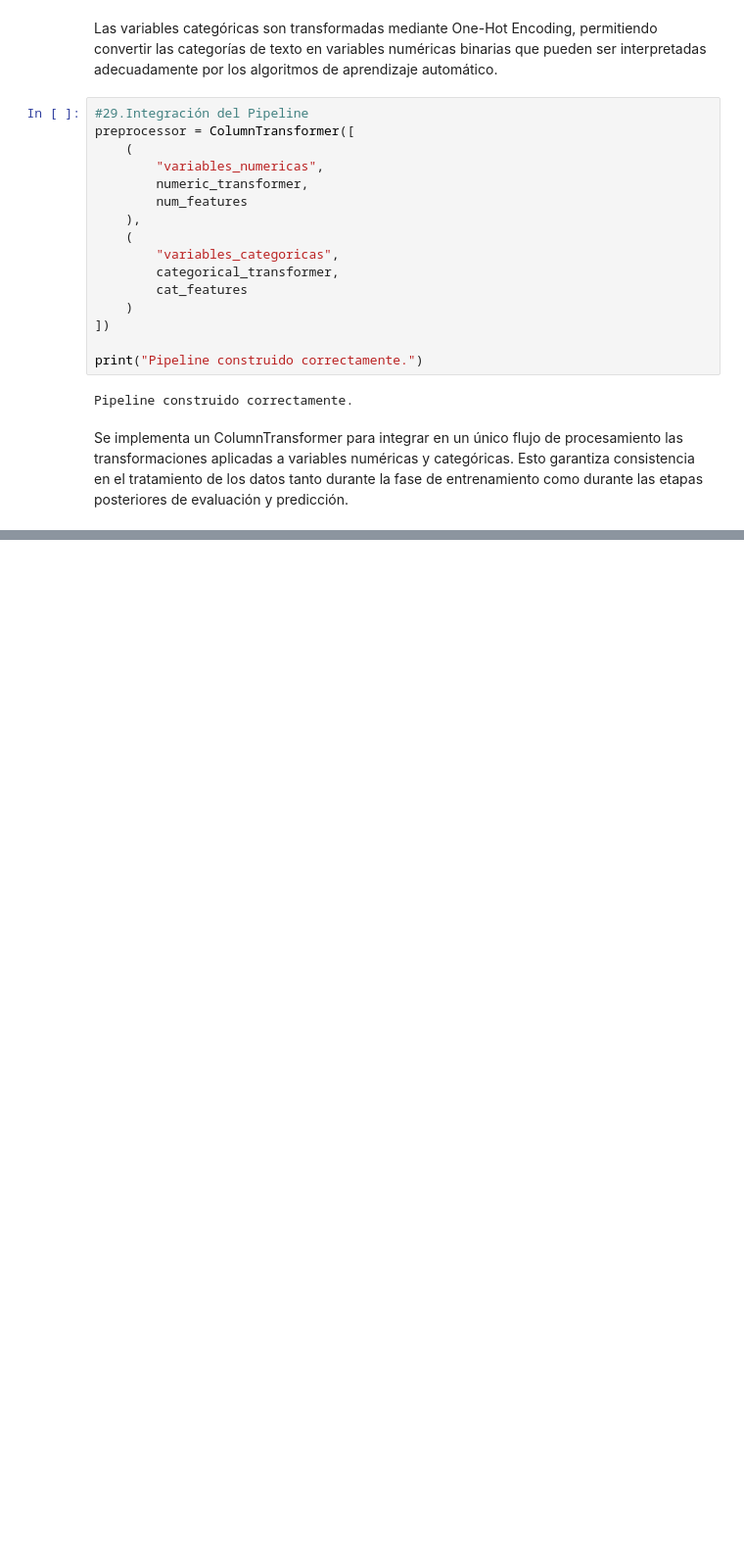
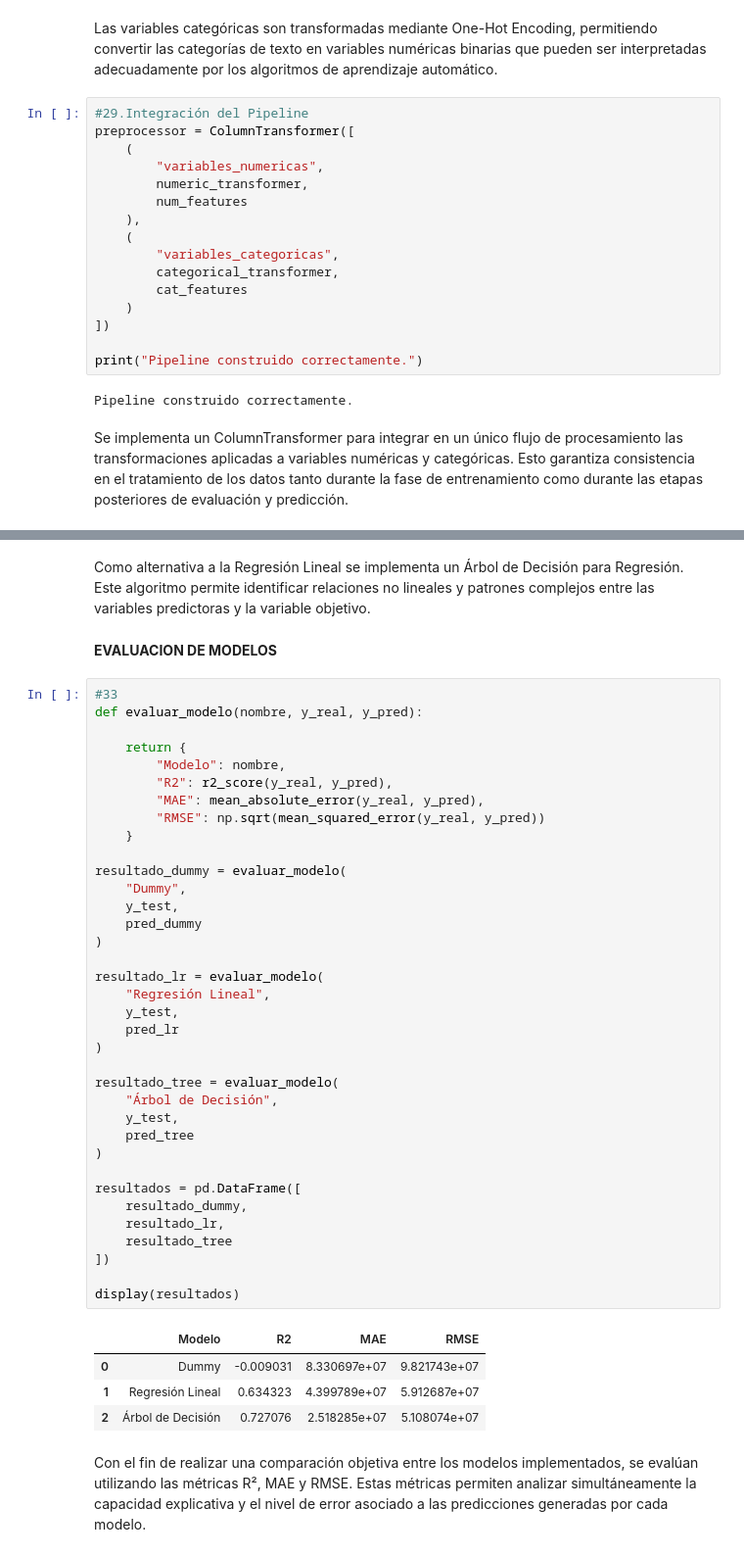
Before and after one commit to lisbethmesa-droid/proyecto-marsh-Gestion-proyectos, a Jupyter notebook: PROYECTO_MARSH_gestion_estrategica.ipynb, the cells around one changed output, grey strips where cells are left out. Shown at 98% size. Saved outputs shown, nothing was run; the diff lists cells and outputs as text; blank space fills up the shorter version.

```diff
--- a/PROYECTO_MARSH_gestion_estrategica.ipynb
+++ b/PROYECTO_MARSH_gestion_estrategica.ipynb
@@ -937,0 +1089,47 @@ Se implementa un ColumnTransformer para integrar en un único flujo de procesami
+# %% [markdown]
+Como alternativa a la Regresión Lineal se implementa un Árbol de Decisión para Regresión. Este algoritmo permite identificar relaciones no lineales y patrones complejos entre las variables predictoras y la variable objetivo.
+# %% [markdown]
+**EVALUACION DE MODELOS**
+# %%
+#33
+def evaluar_modelo(nombre, y_real, y_pred):
+
+    return {
+        "Modelo": nombre,
+        "R2": r2_score(y_real, y_pred),
+        "MAE": mean_absolute_error(y_real, y_pred),
+        "RMSE": np.sqrt(mean_squared_error(y_real, y_pred))
+    }
+
+resultado_dummy = evaluar_modelo(
+    "Dummy",
+    y_test,
+    pred_dummy
+)
+
+resultado_lr = evaluar_modelo(
+    "Regresión Lineal",
+    y_test,
+    pred_lr
+)
+
+resultado_tree = evaluar_modelo(
+    "Árbol de Decisión",
+    y_test,
+    pred_tree
+)
+
+resultados = pd.DataFrame([
+    resultado_dummy,
+    resultado_lr,
+    resultado_tree
+])
+
+display(resultados)
+# %% [output]
+|  | Modelo | R2 | MAE | RMSE |
+| 0 | Dummy | -0.009031 | 8.330697e+07 | 9.821743e+07 |
+| 1 | Regresión Lineal | 0.634323 | 4.399789e+07 | 5.912687e+07 |
+| 2 | Árbol de Decisión | 0.727076 | 2.518285e+07 | 5.108074e+07 |
+# %% [markdown]
+Con el fin de realizar una comparación objetiva entre los modelos implementados, se evalúan utilizando las métricas R², MAE y RMSE. Estas métricas permiten analizar simultáneamente la capacidad explicativa y el nivel de error asociado a las predicciones generadas por cada modelo.
```
Also changed, not shown: parts of 37 cells of this notebook.
